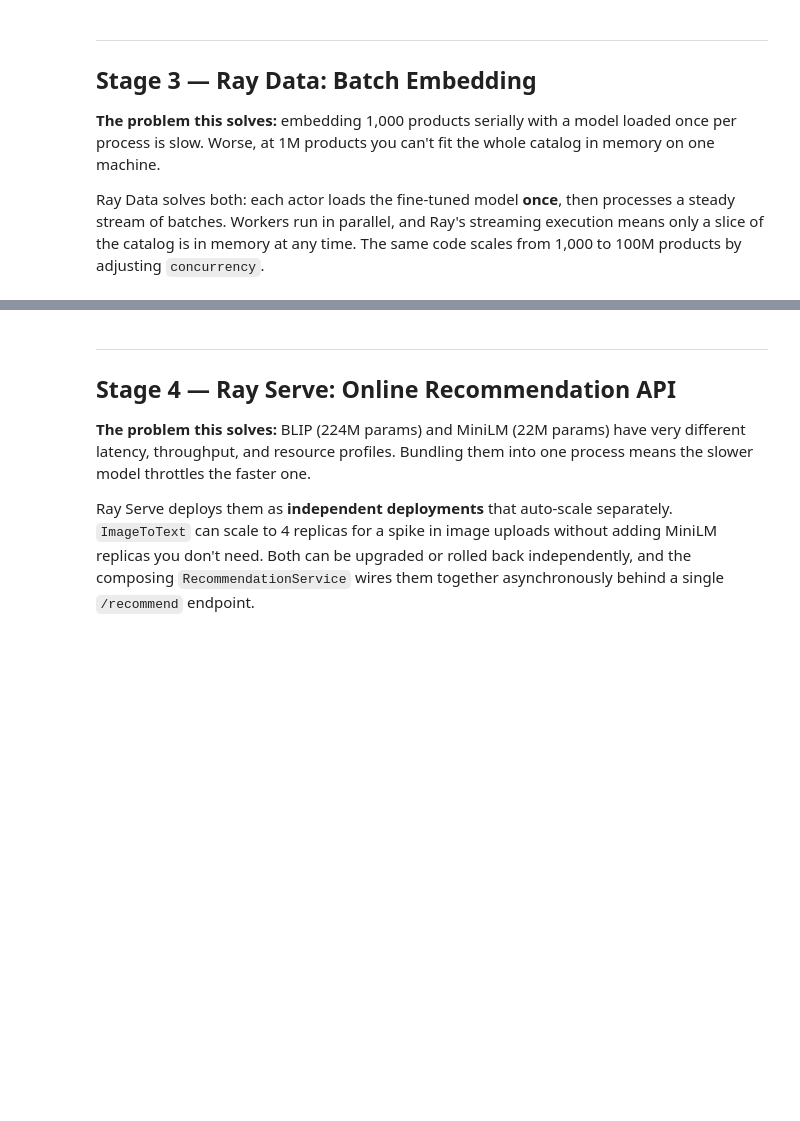
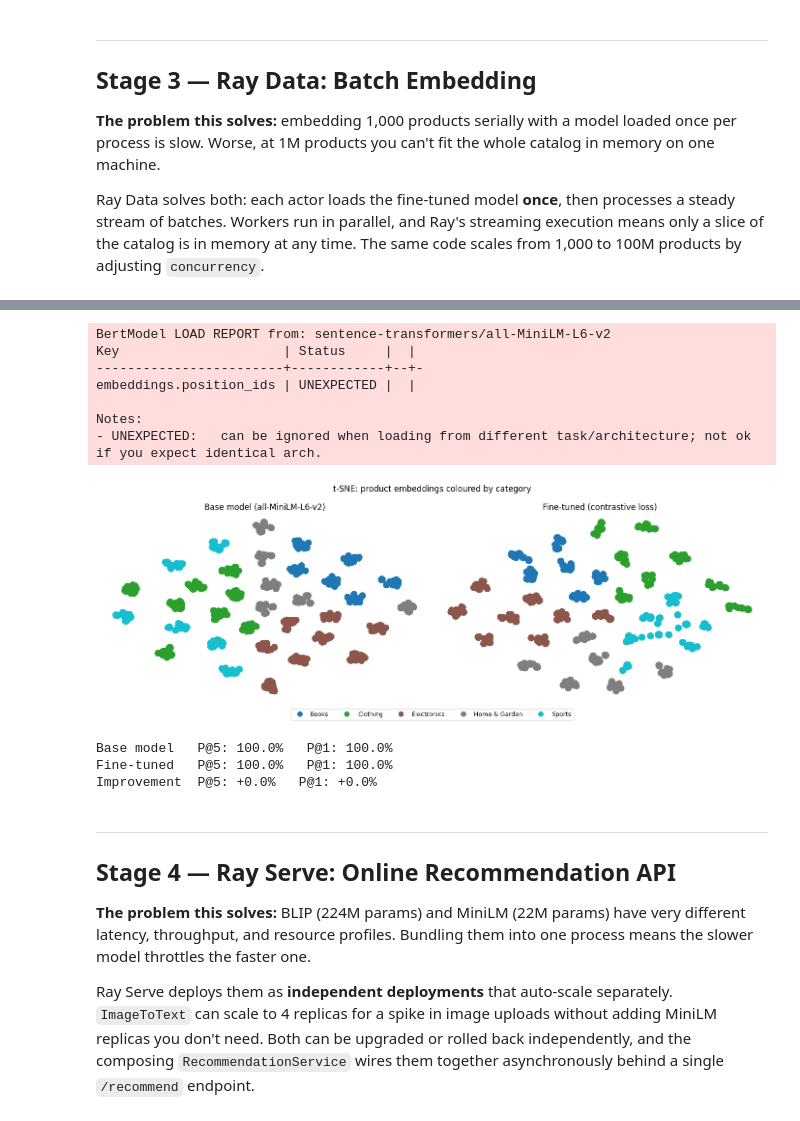
Before and after one commit to anyscale/herodemo, a Jupyter notebook: notebook.ipynb, the cells around one changed output, grey strips where cells are left out. Drawn from its saved outputs; the diff is of its cells as text; code cells hidden in the pictures; blank space fills up the shorter version.

```diff
--- a/notebook.ipynb
+++ b/notebook.ipynb
@@ -73,9 +81,8 @@ Here we use Ray Data to resize images, normalise pixels, and clean text descript
 # %%
+import re
 import ray
-import shutil
 from utils import PRODUCTS, generate_catalog, expand_catalog, init_ray
 
-OUTPUT_DIR = os.path.abspath("data/preprocessed")
 raw_dir = os.path.abspath("data/raw")
 
 init_ray()
@@ -86,7 +93,9 @@ products = expand_catalog(PRODUCTS, target_size=1000)
 print(f"Catalog size : {len(products)} products")
 print(f"Categories   : {sorted(set(p['category'] for p in products))}")
 
-# Generate catalog records and wrap in a Ray Dataset
-records = generate_catalog(products=products, output_dir=raw_dir)
-ds = ray.data.from_items(records)
-print(f"Dataset rows : {ds.count()}")
+# Generate catalog records and add cleaned text in-place
+catalog_records = generate_catalog(products=products, output_dir=raw_dir)
+for r in catalog_records:
+    r["text_clean"] = re.sub(r'\s+', ' ', r["training_text"].strip().lower())
+
+print(f"Catalog records : {len(catalog_records)}")
@@ -246,8 +225,7 @@ from utils import init_ray
 
 init_ray()
 
-# Read only the columns needed for embedding
-ds = ray.data.read_parquet(PREPROCESSED_DIR).select_columns(
+ds = ray.data.from_items(catalog_records).select_columns(
     ["product_id", "name", "category", "text_clean"]
 )
 print(f"Rows to embed: {ds.count()}")
@@ -301,5 +293,6 @@ plot_similarity_heatmap(embeddings, [m["name"] for m in metadata])
 from utils.viz import plot_tsne_comparison
 
 base_embs, ft_embs, aligned_meta = plot_tsne_comparison(
-    metadata, embeddings, parquet_dir=PREPROCESSED_DIR
+    metadata, embeddings, catalog_records=catalog_records
 )
+# %% [output]
@@ -306,10 +301,26 @@ base_embs, ft_embs, aligned_meta = plot_tsne_comparison(
+BertModel LOAD REPORT from: sentence-transformers/all-MiniLM-L6-v2
+Key                     | Status     |  |
+------------------------+------------+--+-
+embeddings.position_ids | UNEXPECTED |  |
+
+Notes:
+- UNEXPECTED:   can be ignored when loading from different task/architecture; not ok if you expect identical arch.
+[figure, added]
 # %%
-from utils.viz import compute_category_precision_at_5
+from utils.viz import compute_category_precision_at_k
 
-p_base = compute_category_precision_at_5(base_embs, aligned_meta)
-p_ft = compute_category_precision_at_5(ft_embs, aligned_meta)
-print(f"Base model   top-5 precision: {p_base:.000%}")
-print(f"Fine-tuned   top-5 precision: {p_ft:.000%}   ✓ +{p_ft - p_base:.000%}")
+p_base_5 = compute_category_precision_at_k(base_embs, aligned_meta, k=5)
+p_ft_5   = compute_category_precision_at_k(ft_embs,   aligned_meta, k=5)
+p_base_1 = compute_category_precision_at_k(base_embs, aligned_meta, k=1)
+p_ft_1   = compute_category_precision_at_k(ft_embs,   aligned_meta, k=1)
+
+print(f"Base model   P@5: {p_base_5:.1%}   P@1: {p_base_1:.1%}")
+print(f"Fine-tuned   P@5: {p_ft_5:.1%}   P@1: {p_ft_1:.1%}")
+print(f"Improvement  P@5: +{p_ft_5 - p_base_5:.1%}   P@1: +{p_ft_1 - p_base_1:.1%}")
+# %% [output]
+Base model   P@5: 100.0%   P@1: 100.0%
+Fine-tuned   P@5: 100.0%   P@1: 100.0%
+Improvement  P@5: +0.0%   P@1: +0.0%
 # %% [markdown]
 ---
 ## Stage 4 — Ray Serve: Online Recommendation API
```
Also changed, not shown: parts of 21 cells of this notebook, 2 other files.
